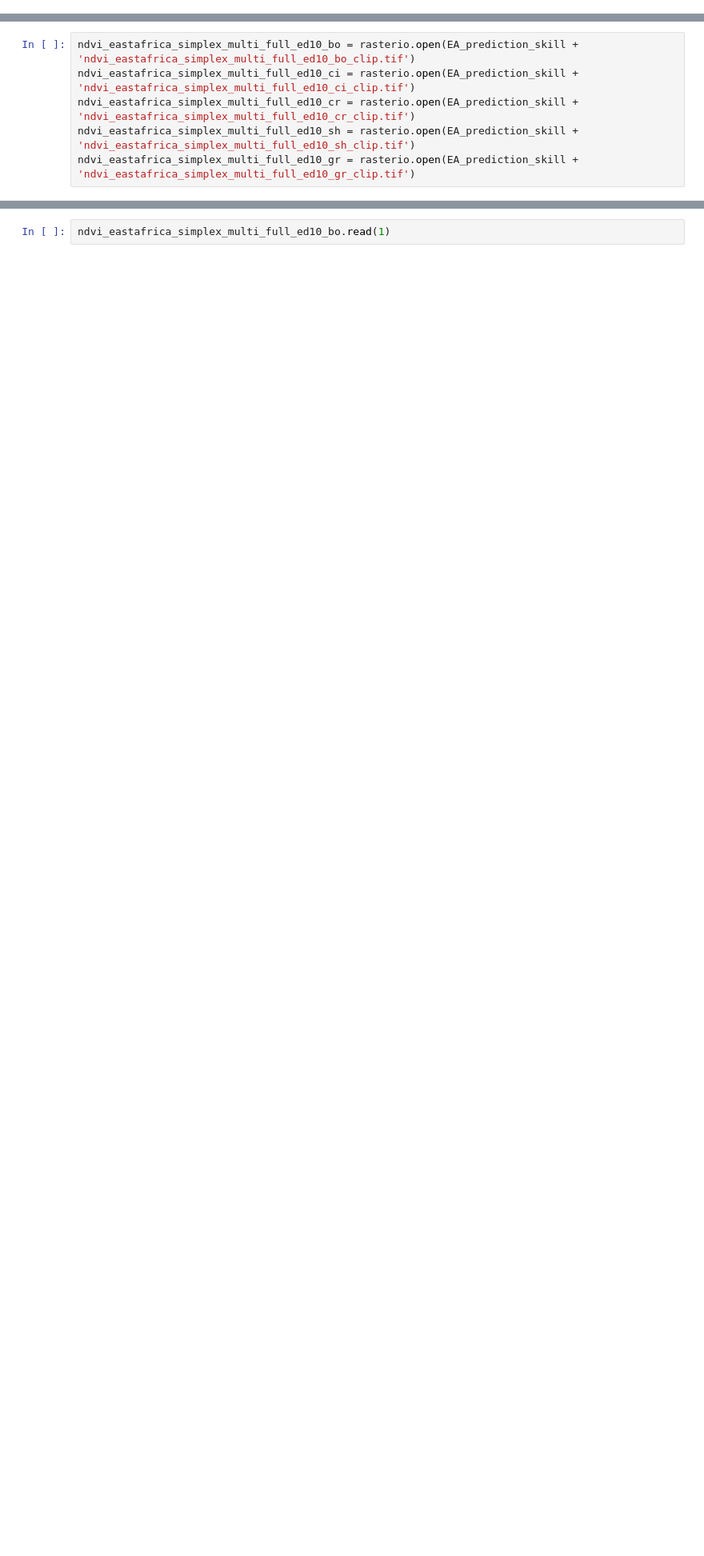
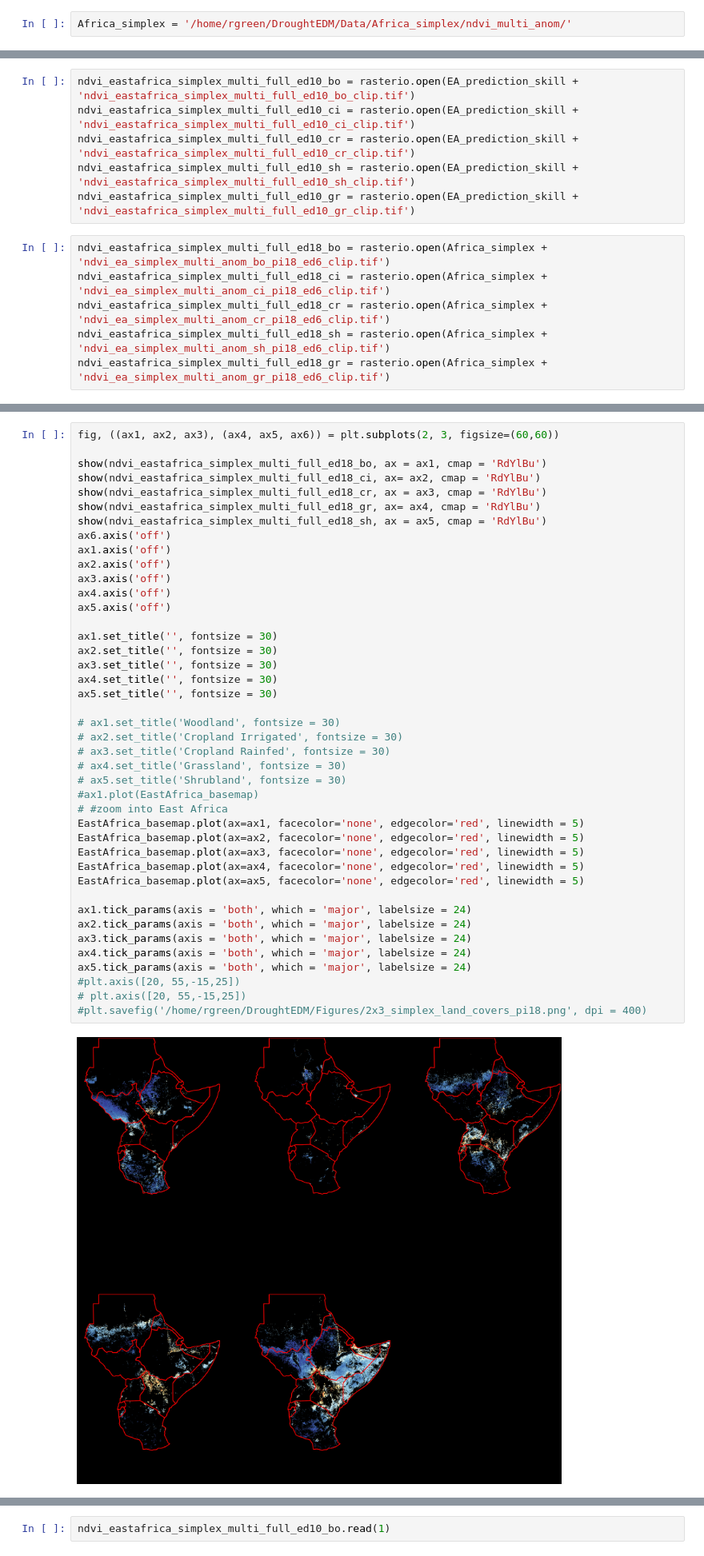
Before and after one commit to ecohydro/DroughtEDM, a Jupyter notebook: Notebooks/EDM/simplex_maps.ipynb, the cells around one changed output, grey strips where cells are left out. Shown at 80% size. Drawn from its saved outputs; the diff is of its cells as text; blank space fills up the shorter version.

Commit message:
seasonality, surrogates, sample data

```diff
--- a/Notebooks/EDM/simplex_maps.ipynb
+++ b/Notebooks/EDM/simplex_maps.ipynb
@@ -28,6 +30,8 @@ EastAfrica_basemap = world[world['name'].isin(EA_countries)]
 #EastAfrica_basemap.to_file(Admin_boundaries + 'EastAfrica_countries.shp')
 # %%
 EA_prediction_skill = '/home/rgreen/DroughtEDM/Data/EA_prediction_skill/'
+# %%
+Africa_simplex = '/home/rgreen/DroughtEDM/Data/Africa_simplex/ndvi_multi_anom/'
 # %%
 def mask_raster_shp(shp, raster, out_name, in_dir, out_dir):
 
@@ -115,6 +119,12 @@ ndvi_eastafrica_simplex_multi_full_ed10_ci = rasterio.open(EA_prediction_skill +
 ndvi_eastafrica_simplex_multi_full_ed10_cr = rasterio.open(EA_prediction_skill + 'ndvi_eastafrica_simplex_multi_full_ed10_cr_clip.tif')
 ndvi_eastafrica_simplex_multi_full_ed10_sh = rasterio.open(EA_prediction_skill + 'ndvi_eastafrica_simplex_multi_full_ed10_sh_clip.tif')
 ndvi_eastafrica_simplex_multi_full_ed10_gr = rasterio.open(EA_prediction_skill + 'ndvi_eastafrica_simplex_multi_full_ed10_gr_clip.tif')
+# %%
+ndvi_eastafrica_simplex_multi_full_ed18_bo = rasterio.open(Africa_simplex + 'ndvi_ea_simplex_multi_anom_bo_pi18_ed6_clip.tif')
+ndvi_eastafrica_simplex_multi_full_ed18_ci = rasterio.open(Africa_simplex + 'ndvi_ea_simplex_multi_anom_ci_pi18_ed6_clip.tif')
+ndvi_eastafrica_simplex_multi_full_ed18_cr = rasterio.open(Africa_simplex + 'ndvi_ea_simplex_multi_anom_cr_pi18_ed6_clip.tif')
+ndvi_eastafrica_simplex_multi_full_ed18_sh = rasterio.open(Africa_simplex + 'ndvi_ea_simplex_multi_anom_sh_pi18_ed6_clip.tif')
+ndvi_eastafrica_simplex_multi_full_ed18_gr = rasterio.open(Africa_simplex + 'ndvi_ea_simplex_multi_anom_gr_pi18_ed6_clip.tif')
 # %%
 fig, ((ax1, ax2, ax3), (ax4, ax5, ax6)) = plt.subplots(2, 3, figsize=(60,60))
 
@@ -150,0 +161,44 @@ ax5.tick_params(axis = 'both', which = 'major', labelsize = 24)
+# %%
+fig, ((ax1, ax2, ax3), (ax4, ax5, ax6)) = plt.subplots(2, 3, figsize=(60,60))
+
+show(ndvi_eastafrica_simplex_multi_full_ed18_bo, ax = ax1, cmap = 'RdYlBu')
+show(ndvi_eastafrica_simplex_multi_full_ed18_ci, ax= ax2, cmap = 'RdYlBu')
+show(ndvi_eastafrica_simplex_multi_full_ed18_cr, ax = ax3, cmap = 'RdYlBu')
+show(ndvi_eastafrica_simplex_multi_full_ed18_gr, ax= ax4, cmap = 'RdYlBu')
+show(ndvi_eastafrica_simplex_multi_full_ed18_sh, ax = ax5, cmap = 'RdYlBu')
+ax6.axis('off')
+ax1.axis('off')
+ax2.axis('off')
+ax3.axis('off')
+ax4.axis('off')
+ax5.axis('off')
+
+ax1.set_title('', fontsize = 30)
+ax2.set_title('', fontsize = 30)
+ax3.set_title('', fontsize = 30)
+ax4.set_title('', fontsize = 30)
+ax5.set_title('', fontsize = 30)
+
+# ax1.set_title('Woodland', fontsize = 30)
+# ax2.set_title('Cropland Irrigated', fontsize = 30)
+# ax3.set_title('Cropland Rainfed', fontsize = 30)
+# ax4.set_title('Grassland', fontsize = 30)
+# ax5.set_title('Shrubland', fontsize = 30)
+#ax1.plot(EastAfrica_basemap)
+# #zoom into East Africa
+EastAfrica_basemap.plot(ax=ax1, facecolor='none', edgecolor='red', linewidth = 5)
+EastAfrica_basemap.plot(ax=ax2, facecolor='none', edgecolor='red', linewidth = 5)
+EastAfrica_basemap.plot(ax=ax3, facecolor='none', edgecolor='red', linewidth = 5)
+EastAfrica_basemap.plot(ax=ax4, facecolor='none', edgecolor='red', linewidth = 5)
+EastAfrica_basemap.plot(ax=ax5, facecolor='none', edgecolor='red', linewidth = 5)
+
+ax1.tick_params(axis = 'both', which = 'major', labelsize = 24)
+ax2.tick_params(axis = 'both', which = 'major', labelsize = 24)
+ax3.tick_params(axis = 'both', which = 'major', labelsize = 24)
+ax4.tick_params(axis = 'both', which = 'major', labelsize = 24)
+ax5.tick_params(axis = 'both', which = 'major', labelsize = 24)
+#plt.axis([20, 55,-15,25])
+# plt.axis([20, 55,-15,25])
+#plt.savefig('/home/rgreen/DroughtEDM/Figures/2x3_simplex_land_covers_pi18.png', dpi = 400)
+# %% [output]
+[figure, added]
```
Also changed, not shown: parts of 5 cells of this notebook, 45 other files.
